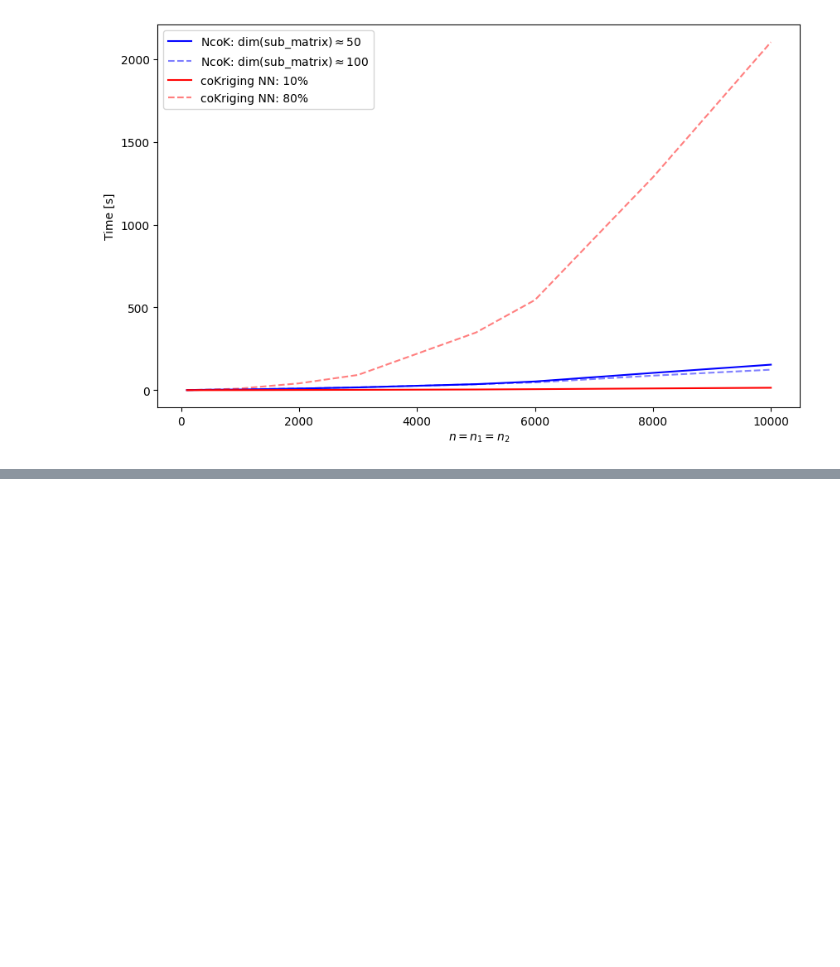
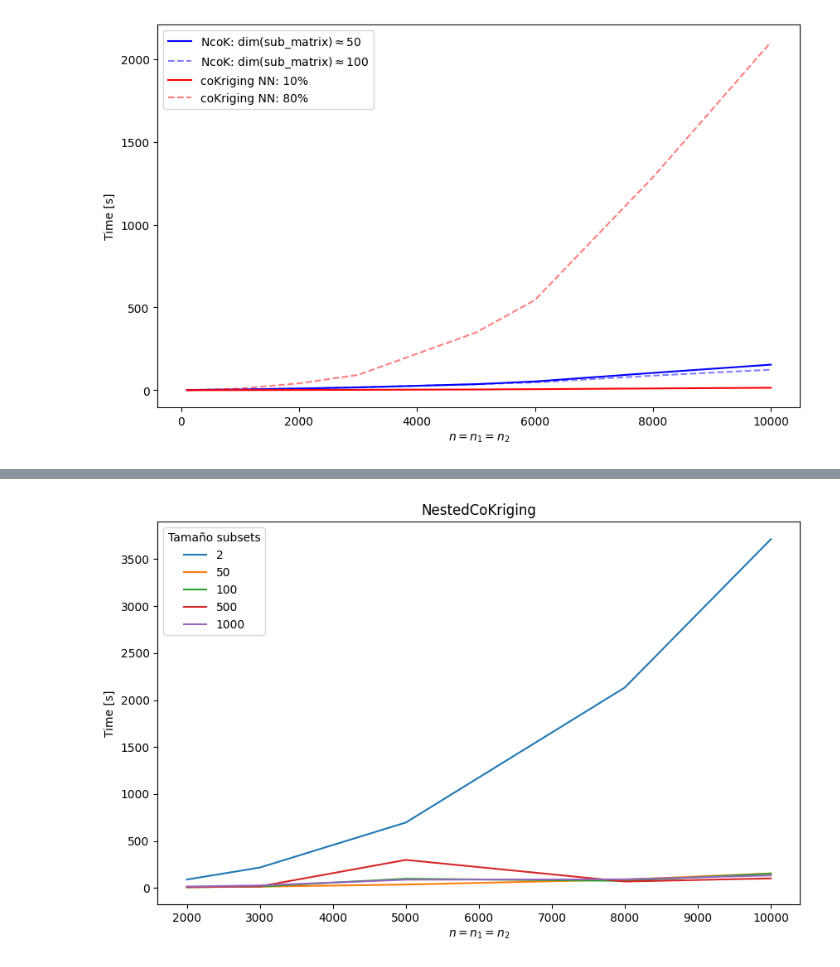
Before and after one commit to AlejandroVillazonG/NestedCoKriging, a Jupyter notebook: pruebas.ipynb, the cells around one changed output, grey strips where cells are left out. Saved outputs shown, nothing was run; the diff lists cells and outputs as text; code cells hidden in the pictures; blank space fills up the shorter version.

```diff
--- a/pruebas.ipynb
+++ b/pruebas.ipynb
@@ -194,0 +239,11 @@ plt.xlabel(r'$n = n_1 = n_2$'); plt.ylabel('Time [s]');
+# %%
+plt.figure(figsize=(10, 6))
+
+for i, dim_subsets in enumerate(dims_subsets):
+    plt.plot(ns, times[:, i], label=f'{dim_subsets}')
+
+plt.legend(title='Tamaño subsets')
+plt.title('NestedCoKriging')
+plt.xlabel(r'$n = n_1 = n_2$'); plt.ylabel('Time [s]');
+# %% [output]
+[figure, added]
```
Also changed, not shown: parts of 38 cells of this notebook, 2 other files.
